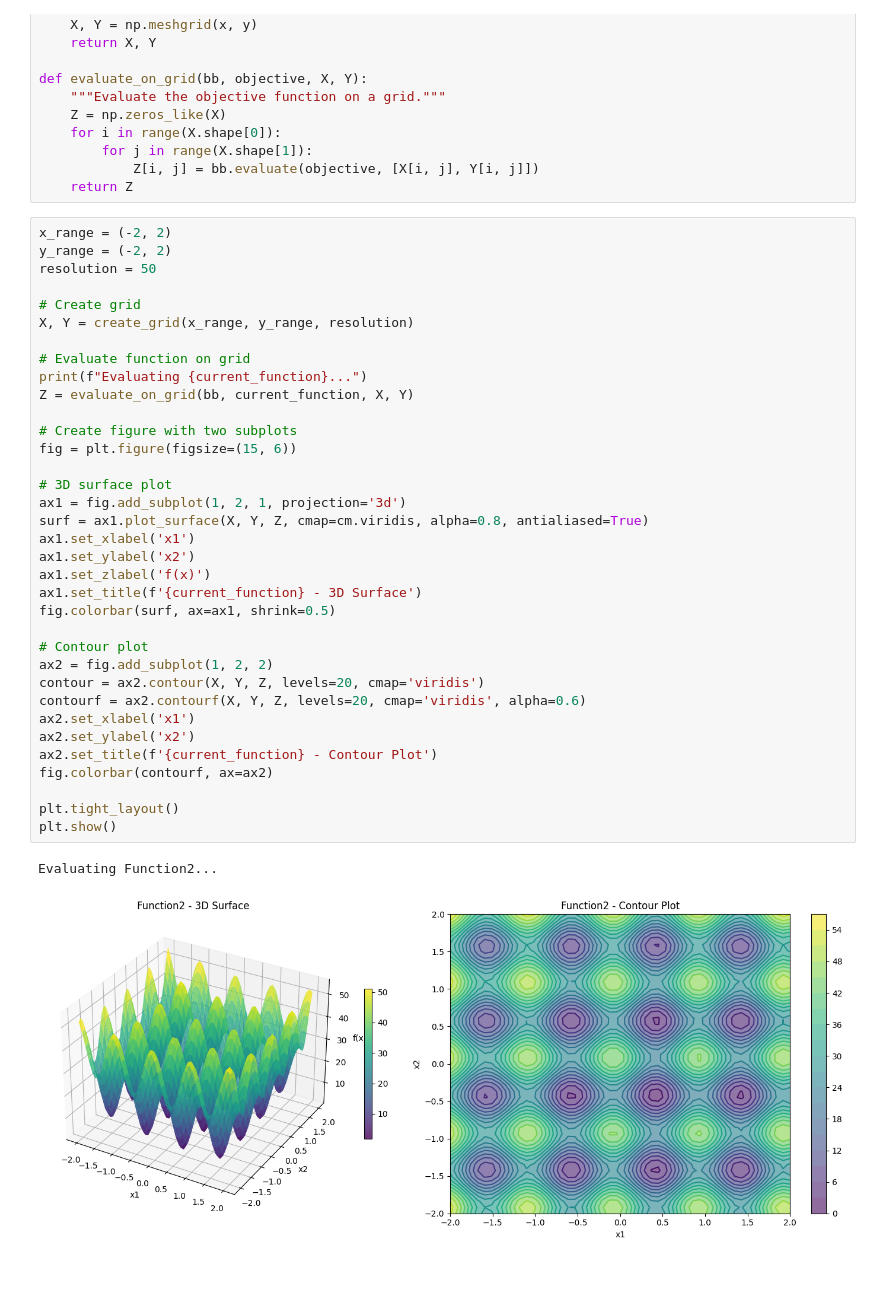
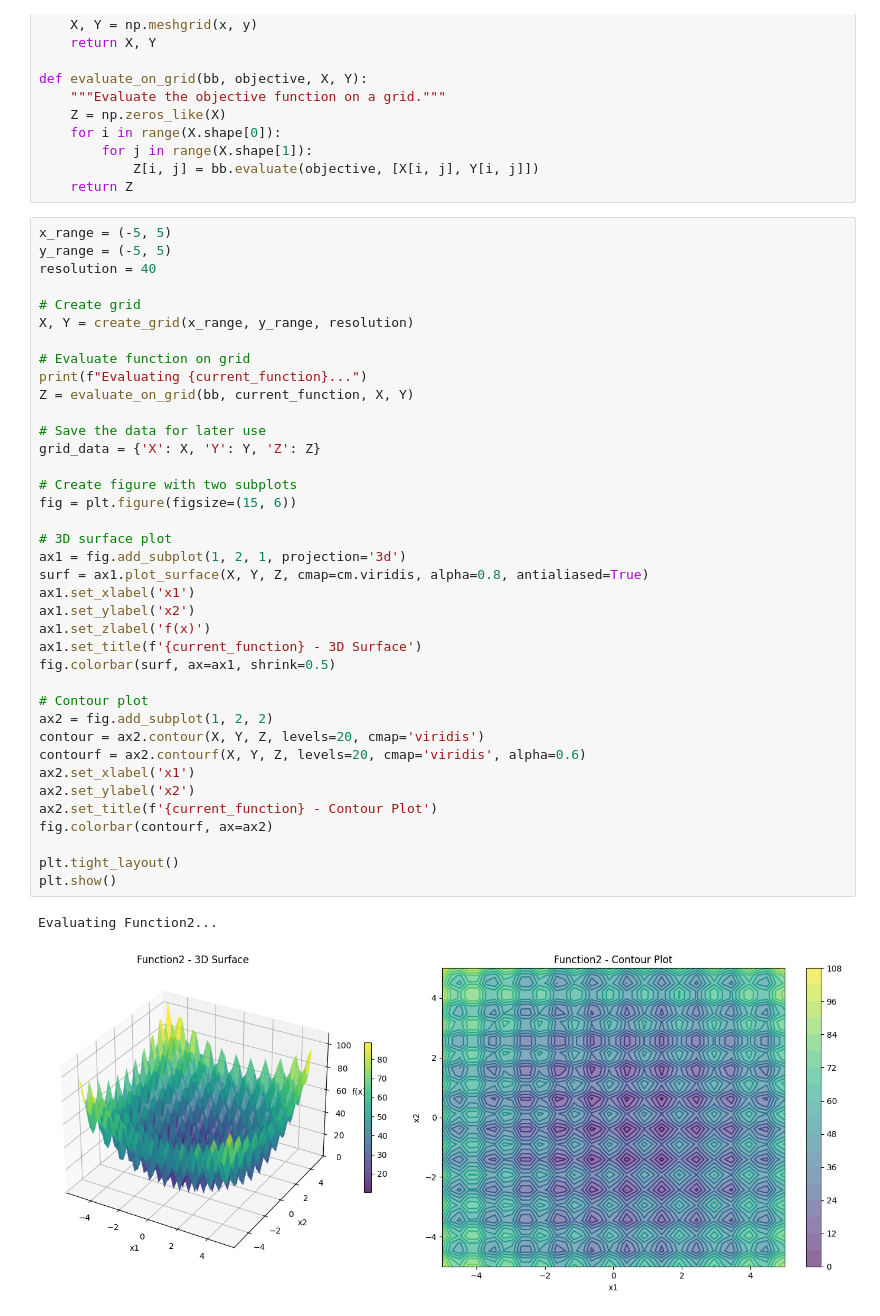
Before and after one commit to SimonLuttmann/odm_group11, a Jupyter notebook: sheet2/analysis/function2.ipynb, the cells around one changed output. Saved outputs shown, nothing was run; the diff lists cells and outputs as text; blank space fills up the shorter version.

```diff
--- a/sheet2/analysis/function2.ipynb
+++ b/sheet2/analysis/function2.ipynb
@@ -50,40 +54,43 @@ def evaluate_on_grid(bb, objective, X, Y):
             Z[i, j] = bb.evaluate(objective, [X[i, j], Y[i, j]])
     return Z
 # %%
-x_range = (-2, 2)
-y_range = (-2, 2)
-resolution = 50
+x_range = (-5, 5)
+y_range = (-5, 5)
+resolution = 40
 
 # Create grid
 X, Y = create_grid(x_range, y_range, resolution)
 
 # Evaluate function on grid
 print(f"Evaluating {current_function}...")
 Z = evaluate_on_grid(bb, current_function, X, Y)
+
+# Save the data for later use
+grid_data = {'X': X, 'Y': Y, 'Z': Z}
 
 # Create figure with two subplots
 fig = plt.figure(figsize=(15, 6))
 
 # 3D surface plot
 ax1 = fig.add_subplot(1, 2, 1, projection='3d')
 surf = ax1.plot_surface(X, Y, Z, cmap=cm.viridis, alpha=0.8, antialiased=True)
 ax1.set_xlabel('x1')
 ax1.set_ylabel('x2')
 ax1.set_zlabel('f(x)')
 ax1.set_title(f'{current_function} - 3D Surface')
 fig.colorbar(surf, ax=ax1, shrink=0.5)
 
 # Contour plot
 ax2 = fig.add_subplot(1, 2, 2)
 contour = ax2.contour(X, Y, Z, levels=20, cmap='viridis')
 contourf = ax2.contourf(X, Y, Z, levels=20, cmap='viridis', alpha=0.6)
 ax2.set_xlabel('x1')
 ax2.set_ylabel('x2')
 ax2.set_title(f'{current_function} - Contour Plot')
 fig.colorbar(contourf, ax=ax2)
 
 plt.tight_layout()
 plt.show()
 # %% [output]
 Evaluating Function2...
-[figure, old version]
+[figure, new version]
```
Also changed, not shown: parts of 12 cells of this notebook, 6 other files.
